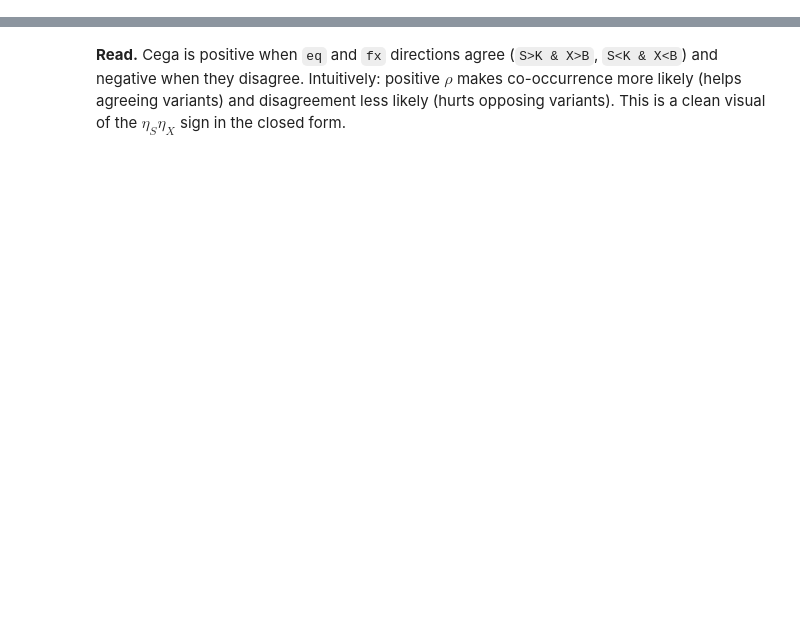
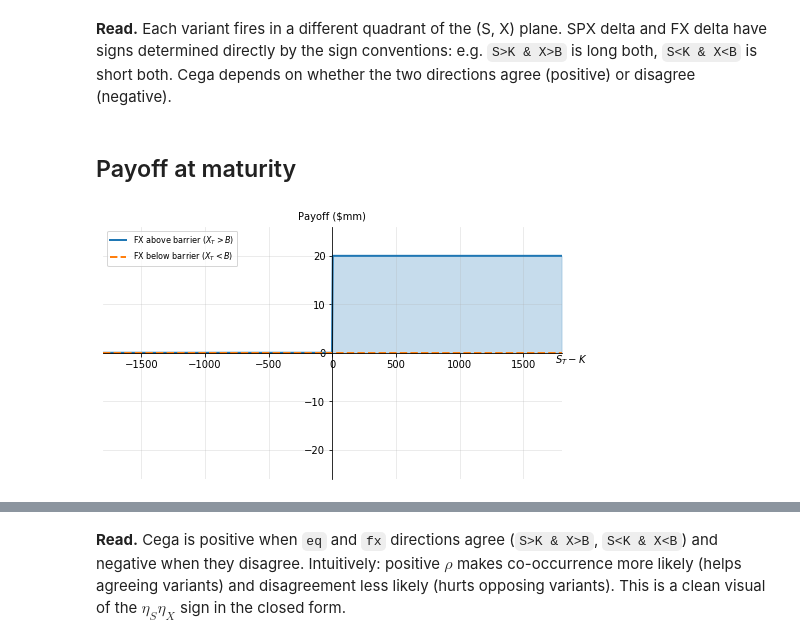
Before and after one commit to Johnny-Alexander/eq-fx-hybrid, a Jupyter notebook: notebooks/digital.ipynb, the cells around one changed output, grey strips where cells are left out. Drawn from its saved outputs; the diff is of its cells as text; code cells hidden in the pictures; blank space fills up the shorter version.

```diff
--- a/notebooks/digital.ipynb
+++ b/notebooks/digital.ipynb
@@ -68,0 +117,26 @@ print(f"Corr:        rho={p.rho}")
+# %% [markdown]
+**Read.** Each variant fires in a different quadrant of the (S, X) plane. SPX delta and FX delta have signs determined directly by the sign conventions: e.g. `S>K & X>B` is long both, `S<K & X<B` is short both. Cega depends on whether the two directions agree (positive) or disagree (negative).
+# %% [markdown]
+## Payoff at maturity
+# %%
+# Canonical: S>K & X>B. Two lines, one per FX state. Origin centred at the strike.
+half_range = 1800
+x = np.linspace(-half_range, half_range, 600)        # x = S_T - K
+N_mm = NOTIONAL_PAY / 1e6
+payoff_above = N_mm * (x > 0)                        # FX above barrier -> step at K
+payoff_below = np.zeros_like(x)                       # FX below barrier -> nothing
+ymax = N_mm * 1.3
+
+fig, ax = plt.subplots(figsize=(7, 4))
+ax.fill_between(x, 0, payoff_above, color="C0", alpha=0.25, step="pre")
+ax.plot(x, payoff_above, color="C0", linewidth=2, label="FX above barrier ($X_T > B$)")
+ax.plot(x, payoff_below, color="C1", linewidth=2, linestyle="--", label="FX below barrier ($X_T < B$)")
+ax.set_xlim(-half_range, half_range); ax.set_ylim(-ymax, ymax)
+ax.spines["left"].set_position("zero"); ax.spines["bottom"].set_position("zero")
+ax.spines["top"].set_visible(False);    ax.spines["right"].set_visible(False)
+ax.xaxis.set_label_coords(1.02, 0.5);   ax.yaxis.set_label_coords(0.5, 1.02)
+ax.set_xlabel("$S_T - K$");             ax.set_ylabel("Payoff ($mm)", rotation=0, ha="center")
+ax.legend(loc="upper left", fontsize=8); ax.grid(alpha=0.3)
+plt.tight_layout(); plt.show()
+# %% [output]
+[figure, added]
```
Also changed, not shown: parts of 25 cells of this notebook, 1 other file.
